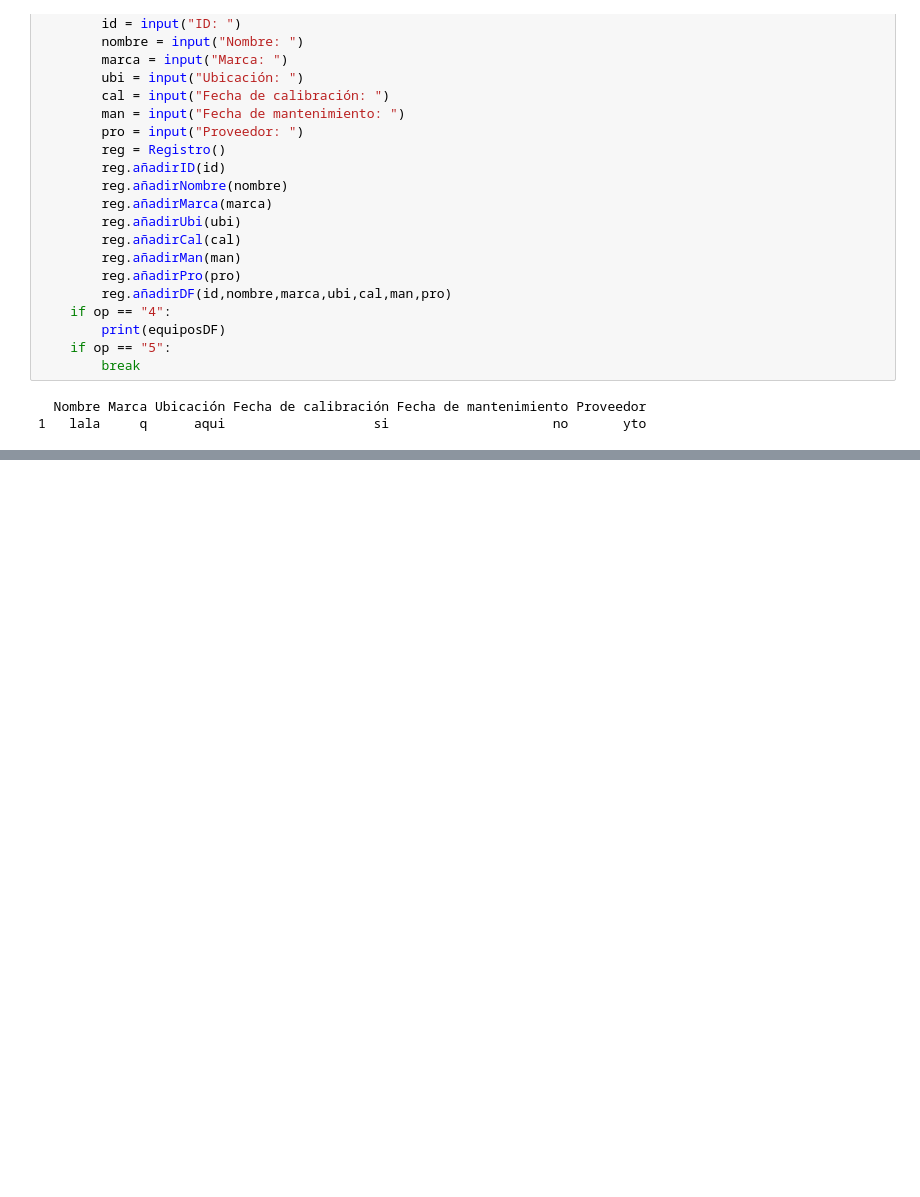
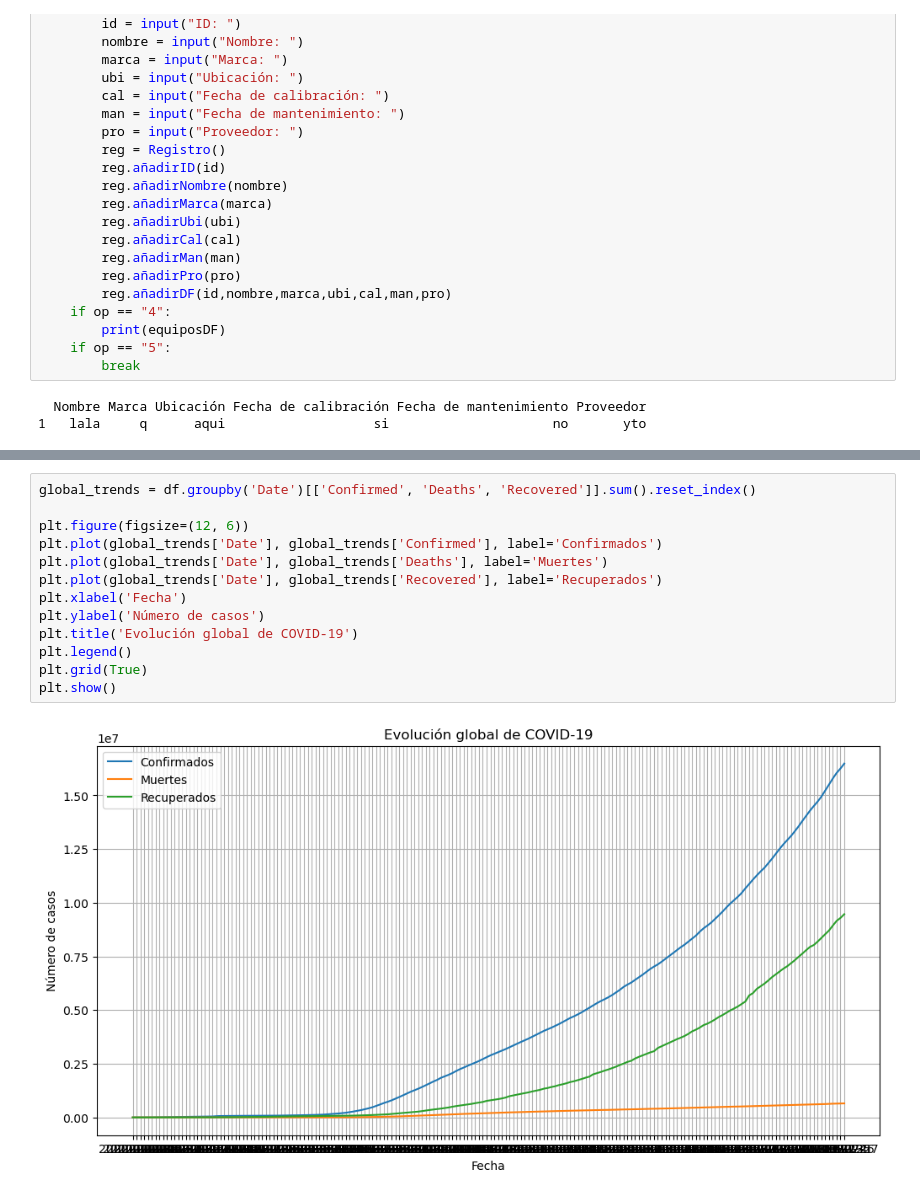
Before and after one commit to CarmenSRU/TareasParcial2Repaso, a Jupyter notebook: Pandas.ipynb, the cells around one changed output, grey strips where cells are left out. Drawn from its saved outputs; the diff is of its cells as text; blank space fills up the shorter version.

```diff
--- a/Pandas.ipynb
+++ b/Pandas.ipynb
@@ -99,0 +210,15 @@ while True:
+# %%
+global_trends = df.groupby('Date')[['Confirmed', 'Deaths', 'Recovered']].sum().reset_index()
+
+plt.figure(figsize=(12, 6))
+plt.plot(global_trends['Date'], global_trends['Confirmed'], label='Confirmados')
+plt.plot(global_trends['Date'], global_trends['Deaths'], label='Muertes')
+plt.plot(global_trends['Date'], global_trends['Recovered'], label='Recuperados')
+plt.xlabel('Fecha')
+plt.ylabel('Número de casos')
+plt.title('Evolución global de COVID-19')
+plt.legend()
+plt.grid(True)
+plt.show()
+# %% [output]
+[figure, added]
```
Also changed, not shown: parts of 10 cells of this notebook, 6 other files.
